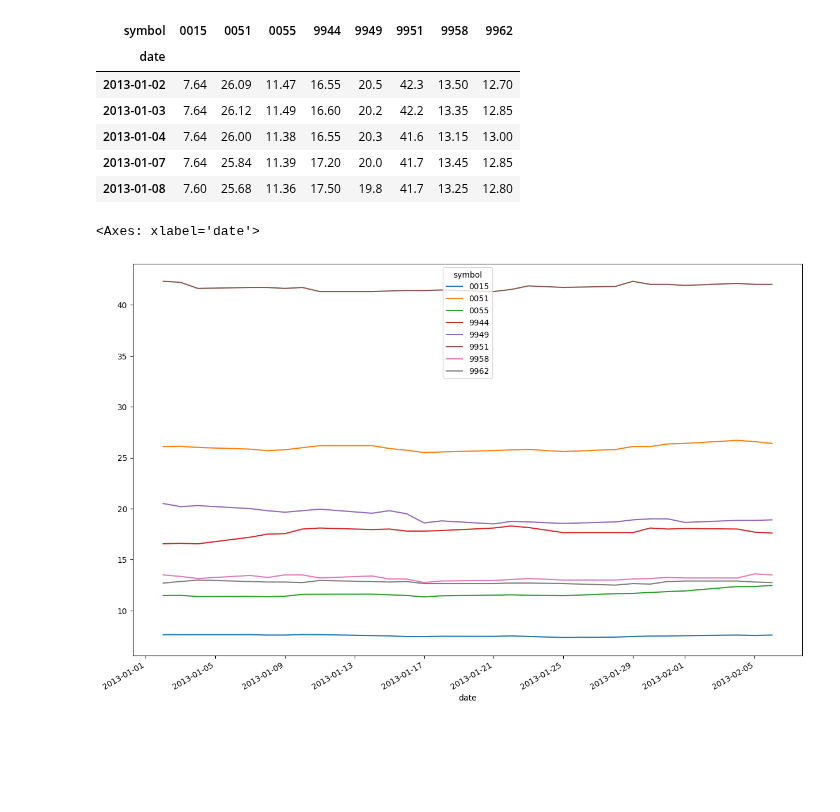
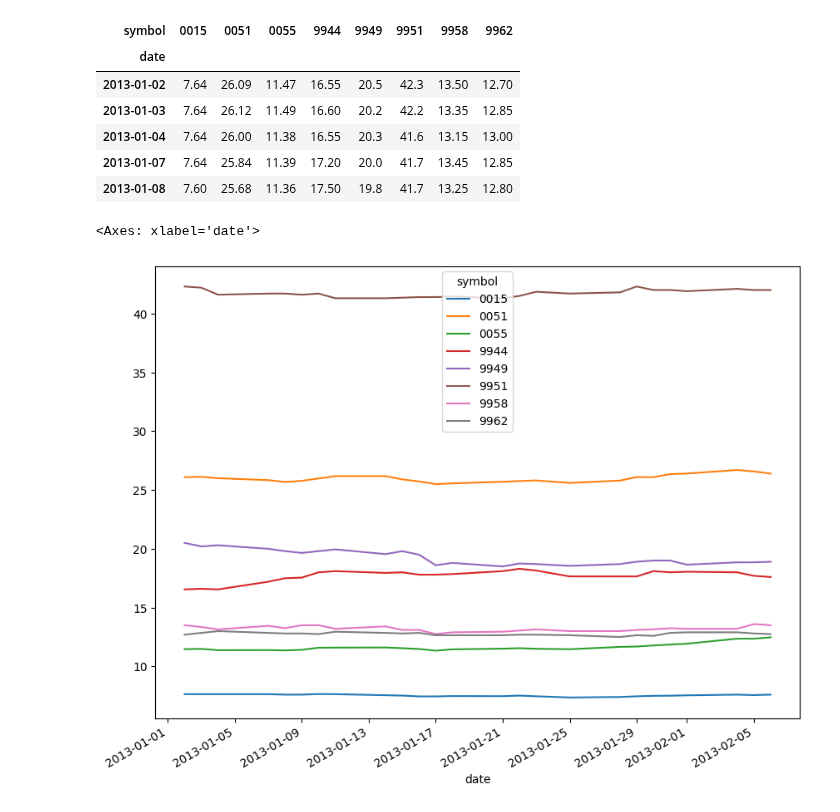
Before and after one commit to liv11114/11207011, a Jupyter notebook: Untitled8.ipynb, the cells around one changed output. Cells and saved outputs as stored; diff of their text form; code cells hidden in the pictures; blank space fills up the shorter version.

```diff
--- a/Untitled8.ipynb
+++ b/Untitled8.ipynb
@@ -63,7 +85,7 @@ df1.head()
 # %%
 df2=df1['2013-01-01':'2013-02-15']
 # %%
-df2.plot(figsize=(15,10))
+df2.plot(figsize=(10,8))
 # %% [output]
 <Axes: xlabel='date'>
-[figure, old version]
+[figure, new version]
```
Also changed, not shown: parts of 25 cells of this notebook.
